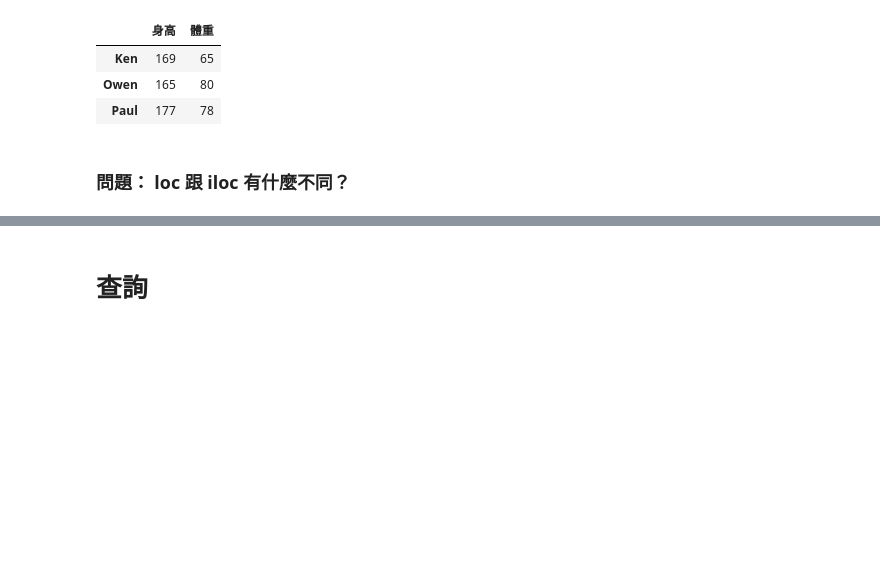
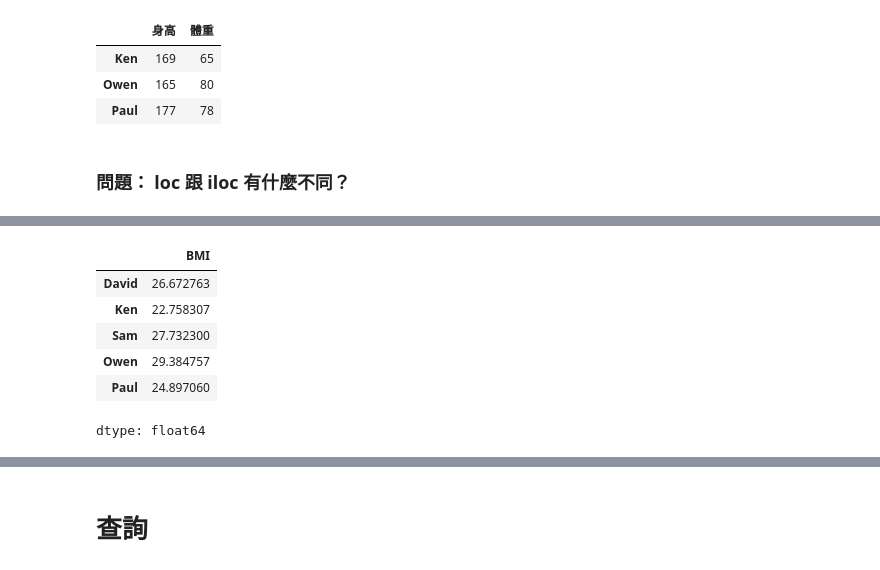
Before and after one commit to Yiting916/data_analysis, a Jupyter notebook: 03-01.Pandas.ipynb, the cells around one changed output, grey strips where cells are left out. Drawn from its saved outputs; the diff is of its cells as text; code cells hidden in the pictures; blank space fills up the shorter version.

```diff
--- a/03-01.Pandas.ipynb
+++ b/03-01.Pandas.ipynb
@@ -488,7 +504,16 @@ person.身高
 # %%
 # 練習題
 # 請算出每個人的 BMI 指數
-person.體重 / ((person.身高/100)**2)
+person["BMI"]=person.體重 / ((person.身高/100)**2) # 新增一個序列
+person["BMI"]
+# %% [output]
+|  | BMI |
+| David | 26.672763 |
+| Ken | 22.758307 |
+| Sam | 27.732300 |
+| Owen | 29.384757 |
+| Paul | 24.897060 |
+dtype: float64
 # %%
 # 練習題
 # 猜猜如何將算出來的 BMI 變成新欄位併入原始資料表中
```
Also changed, not shown: parts of 4 cells of this notebook.
